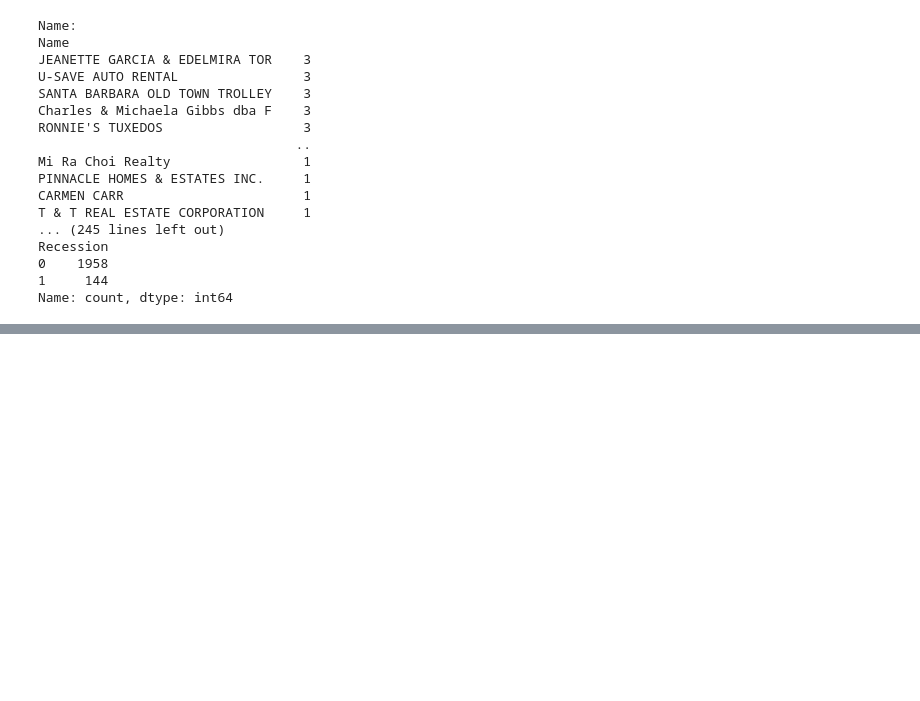
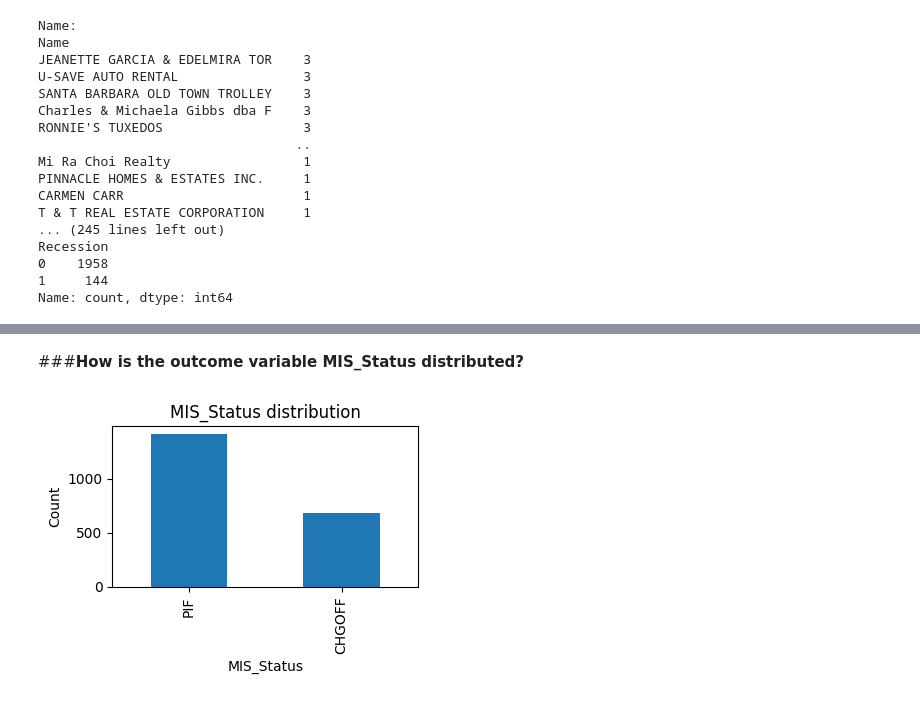
Before and after one commit to manvirkaur84/manvirkaur, a Jupyter notebook: docs/ml-concepts/207_ML_MSBA/take_home_project.ipynb, the cells around one changed output, grey strips where cells are left out. Saved outputs shown, nothing was run; the diff lists cells and outputs as text; code cells hidden in the pictures; blank space fills up the shorter version.

```diff
--- a/docs/ml-concepts/207_ML_MSBA/take_home_project.ipynb
+++ b/docs/ml-concepts/207_ML_MSBA/take_home_project.ipynb
@@ -212,0 +212,15 @@ plt.show()
+# %% [markdown]
+###**How is the outcome variable MIS_Status distributed?**
+# %%
+plt.figure(figsize=(4,3))
+
+(sba_df['MIS_Status'].value_counts().reindex(['PIF','CHGOFF']).plot(kind='bar'))
+
+plt.title('MIS_Status distribution')
+plt.xlabel('MIS_Status')
+plt.ylabel('Count')
+
+plt.tight_layout();
+plt.show()
+# %% [output]
+[figure, added]
```
Also changed, not shown: parts of 2 cells of this notebook.
